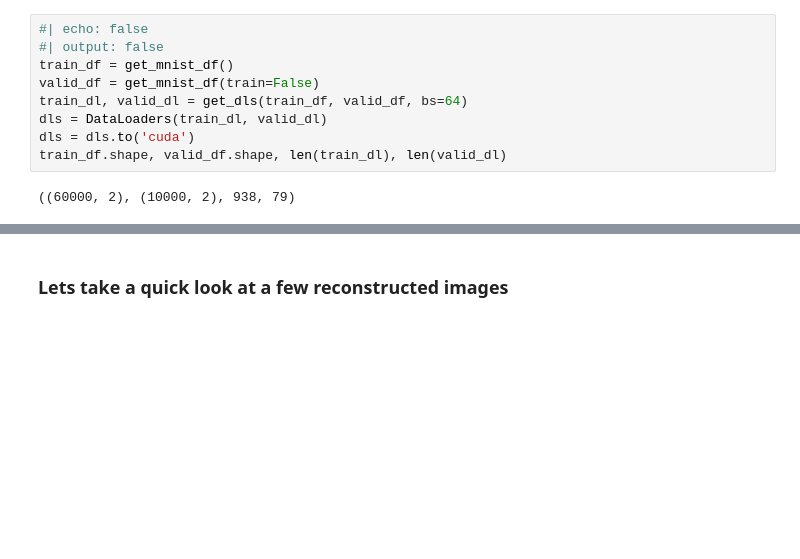
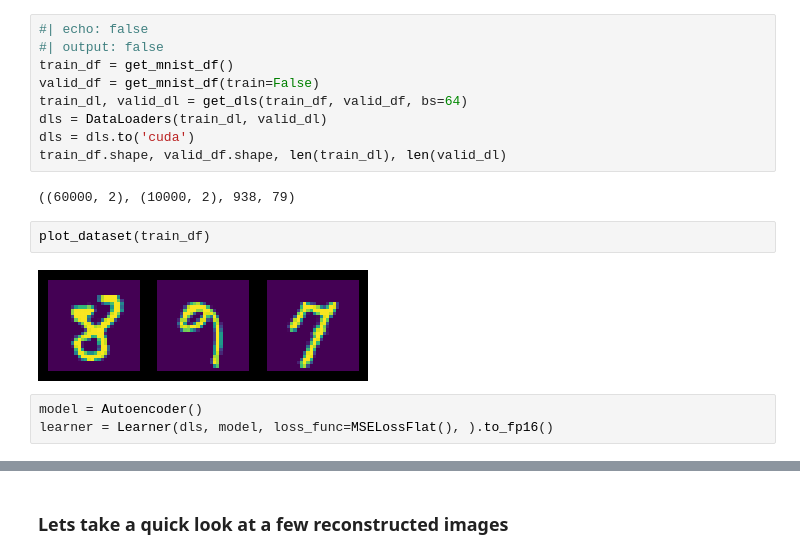
Before and after one commit to azaidi06/generative, a Jupyter notebook: clean_autoencoder.ipynb, the cells around one changed output, grey strips where cells are left out. Saved outputs shown, nothing was run; the diff lists cells and outputs as text; blank space fills up the shorter version.

```diff
--- a/clean_autoencoder.ipynb
+++ b/clean_autoencoder.ipynb
@@ -25,3 +25,10 @@ dls = dls.to('cuda')
 train_df.shape, valid_df.shape, len(train_dl), len(valid_dl)
 # %% [output]
 ((60000, 2), (10000, 2), 938, 79)
+# %%
+plot_dataset(train_df)
+# %% [output]
+[figure, added]
+# %%
+model = Autoencoder()
+learner = Learner(dls, model, loss_func=MSELossFlat(), ).to_fp16()
```
Also changed, not shown: parts of 4 cells of this notebook, 2 other files.
